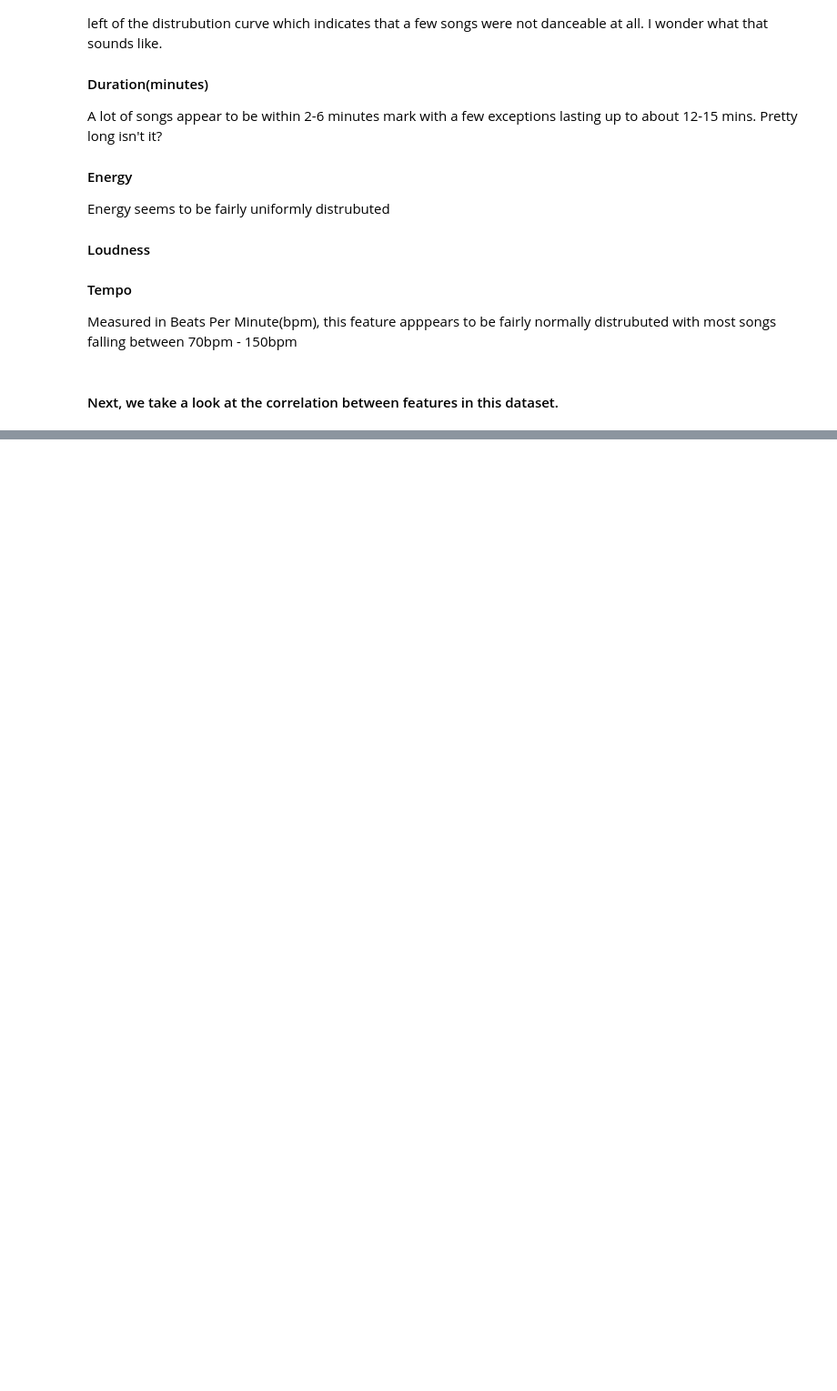
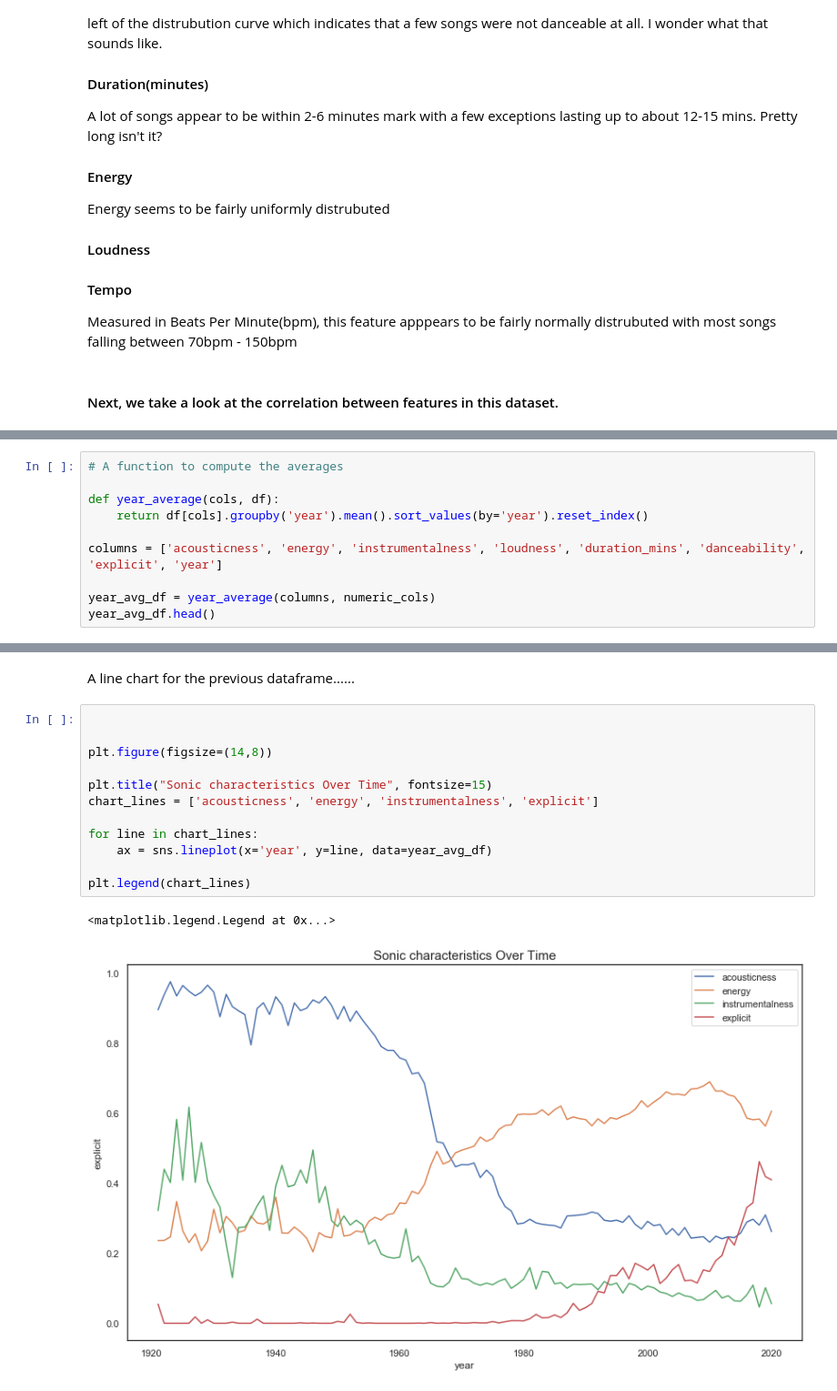
Before and after one commit to OtuokereTobechukwu/Sonic-Analysis, a Jupyter notebook: Sonic analysis.ipynb, the cells around one changed output, grey strips where cells are left out. Shown at 91% size. Drawn from its saved outputs; the diff is of its cells as text; blank space fills up the shorter version.

```diff
--- a/Sonic analysis.ipynb
+++ b/Sonic analysis.ipynb
@@ -176,0 +289,10 @@ plt.show()
+# %%
+# A function to compute the averages
+
+def year_average(cols, df):
+    return df[cols].groupby('year').mean().sort_values(by='year').reset_index()
+
+columns = ['acousticness', 'energy', 'instrumentalness', 'loudness', 'duration_mins', 'danceability', 'explicit', 'year']
+
+year_avg_df = year_average(columns, numeric_cols)
+year_avg_df.head()
@@ -176,0 +306,17 @@ plt.show()
+# %% [markdown]
+A line chart for the previous dataframe......
+# %%
+
+
+plt.figure(figsize=(14,8))
+
+plt.title("Sonic characteristics Over Time", fontsize=15)
+chart_lines = ['acousticness', 'energy', 'instrumentalness', 'explicit']
+
+for line in chart_lines:
+    ax = sns.lineplot(x='year', y=line, data=year_avg_df)
+
+plt.legend(chart_lines)
+# %% [output]
+<matplotlib.legend.Legend at 0x...>
+[figure, added]
```
Also changed, not shown: parts of 18 cells of this notebook, 4 other files.
